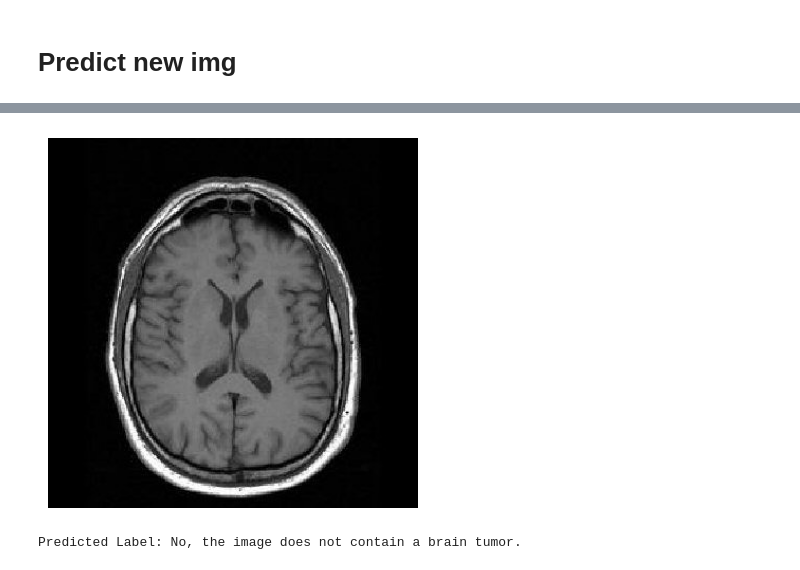
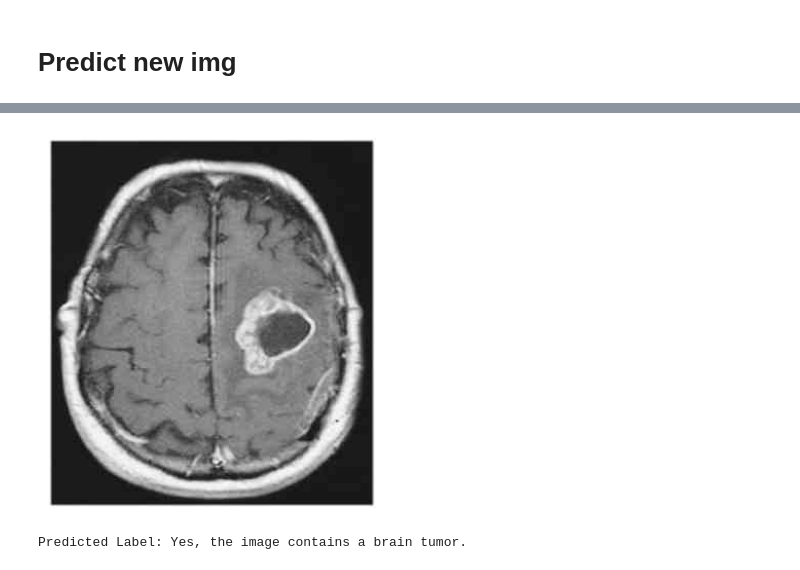
Before and after one commit to quang2719/Brain-Tumor-Classification, a Jupyter notebook: predict_new_img.ipynb, the cells around one changed output, grey strips where cells are left out. Saved outputs shown, nothing was run; the diff lists cells and outputs as text; code cells hidden in the pictures.

```diff
--- a/predict_new_img.ipynb
+++ b/predict_new_img.ipynb
@@ -36,9 +36,9 @@ def predict_brain_tumor(image_path):
     return predicted_label
 # %%
 # Load the Keras model
-model = load_model('BrainTurmor_v1.keras')
+model = load_model('BrainTurmor_v2.keras')
 # Example usage
-image_path = './pred/pred1.jpg'
+image_path = './pred/pred45.jpg'
 predicted_label = predict_brain_tumor(image_path)
 
 # Display the image
@@ -54,2 +54,2 @@ print('Predicted Label:', predicted_label)
-[figure, old version]
+[figure, new version]
-Predicted Label: No, the image does not contain a brain tumor.
+Predicted Label: Yes, the image contains a brain tumor.
```
Also changed, not shown: parts of 1 cell of this notebook, 2 other files.
